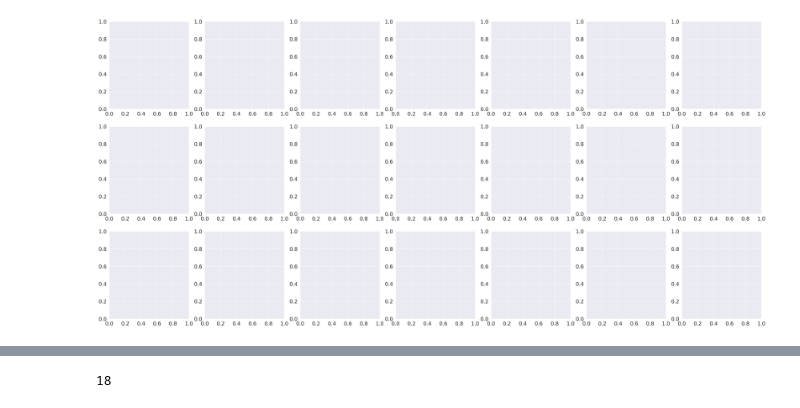
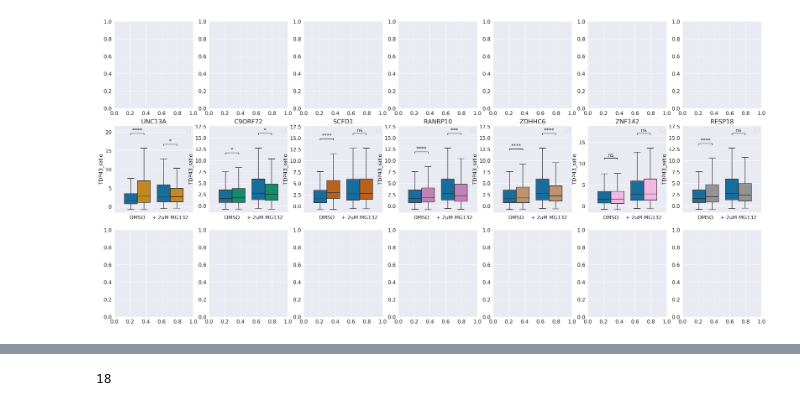
Before and after one commit to nmra-abarthmaron/cell-imaging, a Jupyter notebook: process/notebooks/2023-03-28_TDP43_cellpose.ipynb, the cells around one changed output, grey strips where cells are left out. Drawn from its saved outputs; the diff is of its cells as text; code cells hidden in the pictures.

```diff
--- a/process/notebooks/2023-03-28_TDP43_cellpose.ipynb
+++ b/process/notebooks/2023-03-28_TDP43_cellpose.ipynb
@@ -123 +434,6 @@ def get_bounding_box(row):
+# %%
+x = sd.loc[7246, 'AreaShape_Center_X']
+y = sd.loc[7246, 'AreaShape_Center_Y']
+
+dis = np.sqrt((x - nd['AreaShape_Center_X']) ** 2 + (y - nd['AreaShape_Center_Y']) ** 2)
 # %%
@@ -171,58 +489,34 @@ nd
 # %%
-dirs = [Path('/lab/processed-data/ALS0006_NGN2_DIV11_KOv1_MG132/DIV11__2023-02-15T11_31_26-Measurement 1'),
-    Path('/lab/processed-data/ALS0006_NGN2_DIV18_KOv1_MG132/DIV18__2023-02-24T08_47_12-Measurement 1'),
-    Path('/lab/processed-data/ALS0006_KO01_TDP43_20X/ALS0006_KO01_TDP43_20X_01__2023-03-08T11_11_56-Measurement 1/')]
-analysis_name = '2023-02-17_tdp43seg_tdp-43'
-measurement = 'Intensity_IntegratedIntensity_TDP43_corrected'
-neg_con = 'NT'
-concentration = "2"
+fig, axs = plt.subplots(3, len(crispr_mutants))
+# pairs = [[(('0', 'NT'), ('0', crispr)), (('2', 'NT'), ('2', crispr))][0] for crispr in crispr_mutants]
+ratio_data = calculate_ratio(plate, measurement)
+ratio_data = ratio_data.merge(plate.platemap, on='well_position')
+drop_inds = plate.soma_data['AreaShape_EquivalentDiameter'] < 20
+r = ratio_data.drop(ratio_data[drop_inds].index)
+drop_inds = plate.soma_data['AreaShape_EquivalentDiameter'] > 42
+r = r.drop(r[drop_inds].index)
+# r = r.groupby(['FileName_TDP43', 'crispr', 'treatment', 'concentration']).mean()
+# r = r.reset_index()
+for i_crispr, crispr in enumerate(crispr_mutants):
 
-sns.set_style('darkgrid')
-plt.rcParams['figure.figsize'] = (32, 15)
-plt.rcParams['font.size'] = 14
-NT_color = sns.color_palette('colorblind')[0]
-ylims = [[0.3, 1.6], [0.5, 1.8], [0.4, 2]]
-# crispr_mutants = ratio_data.query('crispr not in["empty", @neg_con]')['crispr'].unique()
-crispr_mutants = ['UNC13A', 'C9ORF72', 'SCFD1', 'RANBP10', 'ZDHHC6', 'ZNF142',
-       'RESP18']
-fig, axs = plt.subplots(3, len(crispr_mutants))
+    data = r.query('crispr in [@neg_con, @crispr] and concentration in ["0", @concentration]')
+    hue = 'crispr'
+    x = 'concentration'
+    y = 'TDP43_ratio'
+    ax = axs[i_exp,i_crispr]
+    crispr_color = sns.color_palette('colorblind')[i_crispr+1]
+    hue_order = ['NT', crispr]
+    sns.boxplot(ax=ax,data=data, x=x, y=y, hue=hue, hue_order=hue_order, palette=[NT_color, crispr_color], showfliers=False)
+    # sns.stripplot(ax=ax,data=data, x=x, y=y, hue=hue,  hue_order=hue_order, dodge=True, linewidth=2, size=10, palette=[NT_color, crispr_color], alpha=0.7)
+    ax.set_xticklabels(['DMSO', '+ ' + concentration + 'uM MG132'])
+    ax.set_xlabel('')
+    ax.legend([])
+    ax.set_title(crispr)
 
-for i_exp, data_dir in enumerate(dirs):
-    plate = Plate(data_dir, analysis_name)
-    Plate.reindex_nuclei()
-    ratio_data = calculate_ratio(plate, measurement)
-    ratio_data = ratio_data.merge(plate.platemap, on='well_position')
-    ratio_data = ratio_data.groupby(['FileName_TDP43', 'crispr', 'treatment', 'concentration']).mean()
-    # ratio_data = ratio_data.groupby(['well_position', 'crispr', 'treatment', 'concentration']).mean()
-    ratio_data = ratio_data.reset_index()
-    ratio_data = ratio_data.drop(ratio_data.index[ratio_data['TDP43_ratio'] > 2])
-
-    # pairs = [[(('0', 'NT'), ('0', crispr)), (('2', 'NT'), ('2', crispr))][0] for crispr in crispr_mutants]
-    for i_crispr, crispr in enumerate(crispr_mutants):
-
-        data = ratio_data.query('crispr in [@neg_con, @crispr] and concentration in ["0", @concentration]')
-        hue = 'crispr'
-        x = 'concentration'
-        y = 'TDP43_ratio'
-        ax = axs[i_exp,i_crispr]
-        crispr_color = sns.color_palette('colorblind')[i_crispr+1]
-        hue_order = ['NT', crispr]
-        sns.boxplot(ax=ax,data=data, x=x, y=y, hue=hue, hue_order=hue_order, palette=[NT_color, crispr_color])
-        sns.stripplot(ax=ax,data=data, x=x, y=y, hue=hue,  hue_order=hue_order, dodge=True, linewidth=2, size=10, palette=[NT_color, crispr_color], alpha=0.7)
-        ax.set_xticklabels(['DMSO', '+ ' + concentration + 'uM MG132'])
-        ax.set_xlabel('')
-        ax.legend([])
-        ax.set_title(crispr)
-
-        pairs = [(('0', neg_con), ('0', crispr)), ((concentration, neg_con), (concentration, crispr))]
-        annot = Annotator(ax, pairs, data=data, x=x, y=y, hue=hue)
-        annot.configure(test='t-test_ind', text_format='star',  comparisons_correction='bonferroni')
-        annot.apply_test(num_comparisons=len(crispr_mutants)*2)
-        ax, test_results = annot.annotate(line_offset_to_group=0.2)
-        ax.set_ylim(ylims[i_exp])
-
-plt.subplots_adjust(wspace=0.3, hspace=0.3)
-axs[0,0].set_ylabel('DIV11')
-axs[1,0].set_ylabel('DIV18')
-axs[2,0].set_ylabel('DIV25')
+    pairs = [(('0', neg_con), ('0', crispr)), ((concentration, neg_con), (concentration, crispr))]
+    annot = Annotator(ax, pairs, data=data, x=x, y=y, hue=hue)
+    annot.configure(test='t-test_ind', text_format='star',  comparisons_correction='bonferroni')
+    annot.apply_test(num_comparisons=len(crispr_mutants)*2)
+    ax, test_results = annot.annotate(line_offset_to_group=0.2)
+    # ax.set_ylim(ylims[i_exp])
 # %% [output]
@@ -230 +540 @@ TypeError: reindex_nuclei() missing 1 required positional argument: 'self'
-[figure, old version]
+[figure, new version]
```
Also changed, not shown: parts of 27 cells of this notebook, 9 other files.
